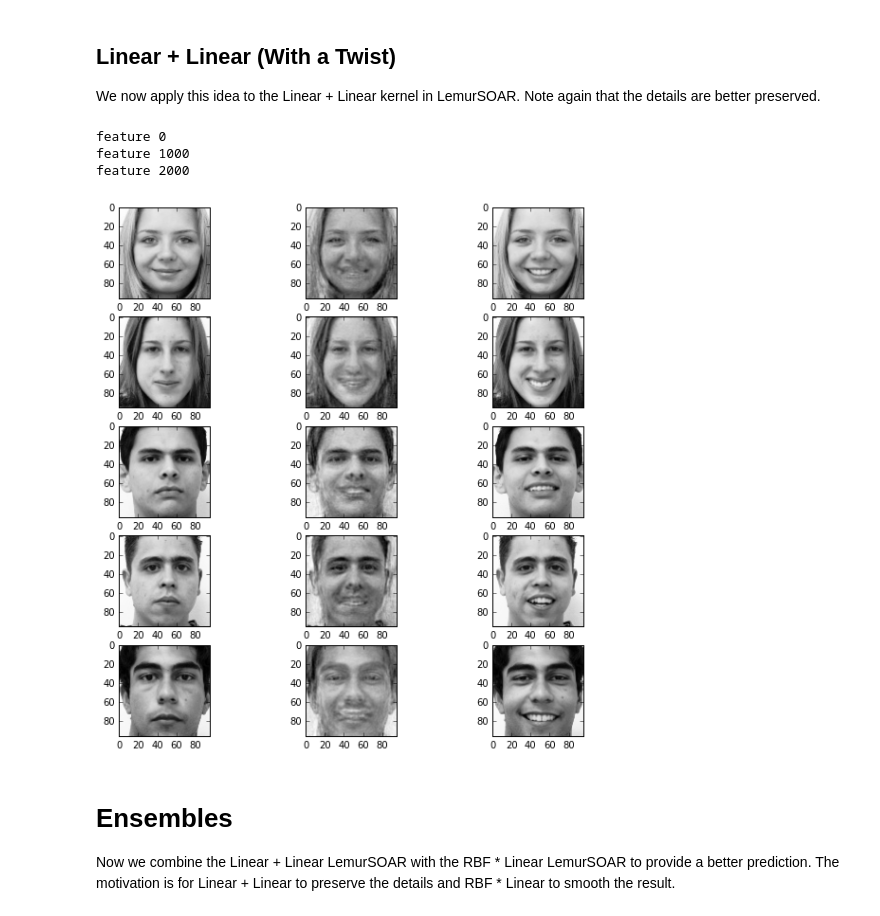
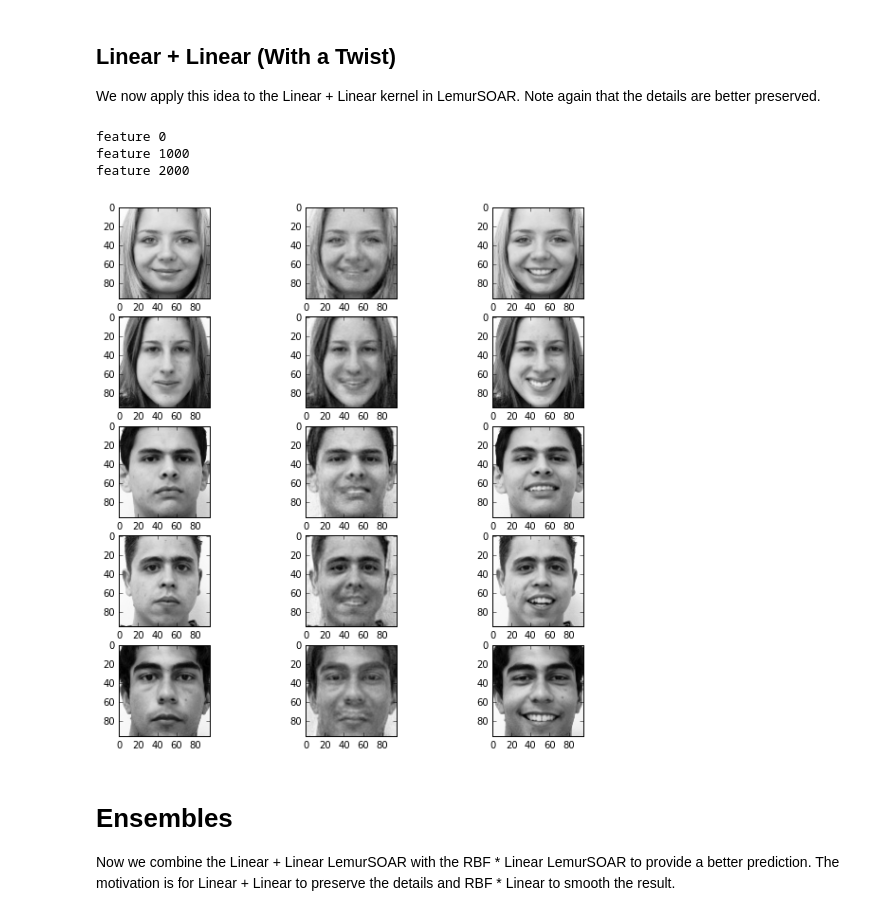
Before and after one commit to ehlemur-zz/BP, a Jupyter notebook: Structured Output Prediction (Faces).ipynb, the cells around one changed output. Cells and saved outputs as stored; diff of their text form; code cells hidden in the pictures.

```diff
--- a/Structured Output Prediction (Faces).ipynb
+++ b/Structured Output Prediction (Faces).ipynb
@@ -349,23 +349,23 @@ We now apply this idea to the Linear + Linear kernel in LemurSOAR. Note again th
 # %%
 class LpL2:
   def set_x(self, X1, X2):
     self.X = X1.dot(X2.T)
   def set_y(self, Y1, Y2):
     self.Y = Y1.dot(Y2.T)
     self.Y1 = Y1.T
     self.Y2 = Y2.T
   def __call__(self, k):
     K = np.outer(self.Y1[k], self.Y2[k])
     return self.X + self.Y - K
 
-lpl_twist = LemurSOAR(neutral_training_pca, smiling_training_pca - neutral_training_pca, LpL2(), override=True)
+lpl_twist = LemurSOAR(neutral_training_pca, smiling_training_pca - neutral_training_pca, LpL2(), override=True, alpha=40)
 lpl_twist_predictions = (lpl_twist.predict(neutral_test_pca) + neutral_test_pca).dot(V.T)
 lemur_util.plot_predictions(neutral_test, lpl_twist_predictions, smiling_test)
 # %% [output]
 feature 0
 feature 1000
 feature 2000
-[figure, old version]
+[figure, new version]
 # %% [markdown]
 # Ensembles
 
```
Also changed, not shown: parts of 4 cells of this notebook, 1 other file.
